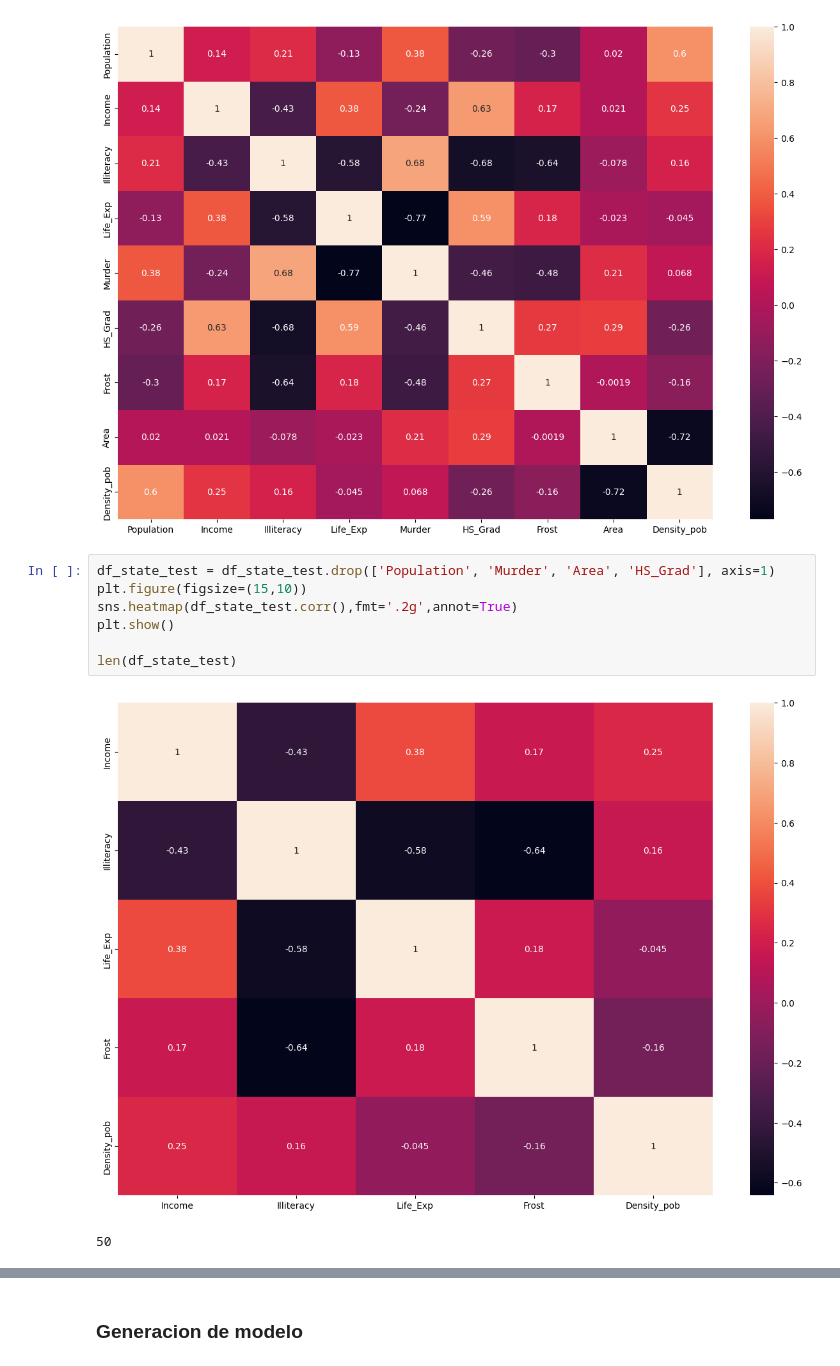
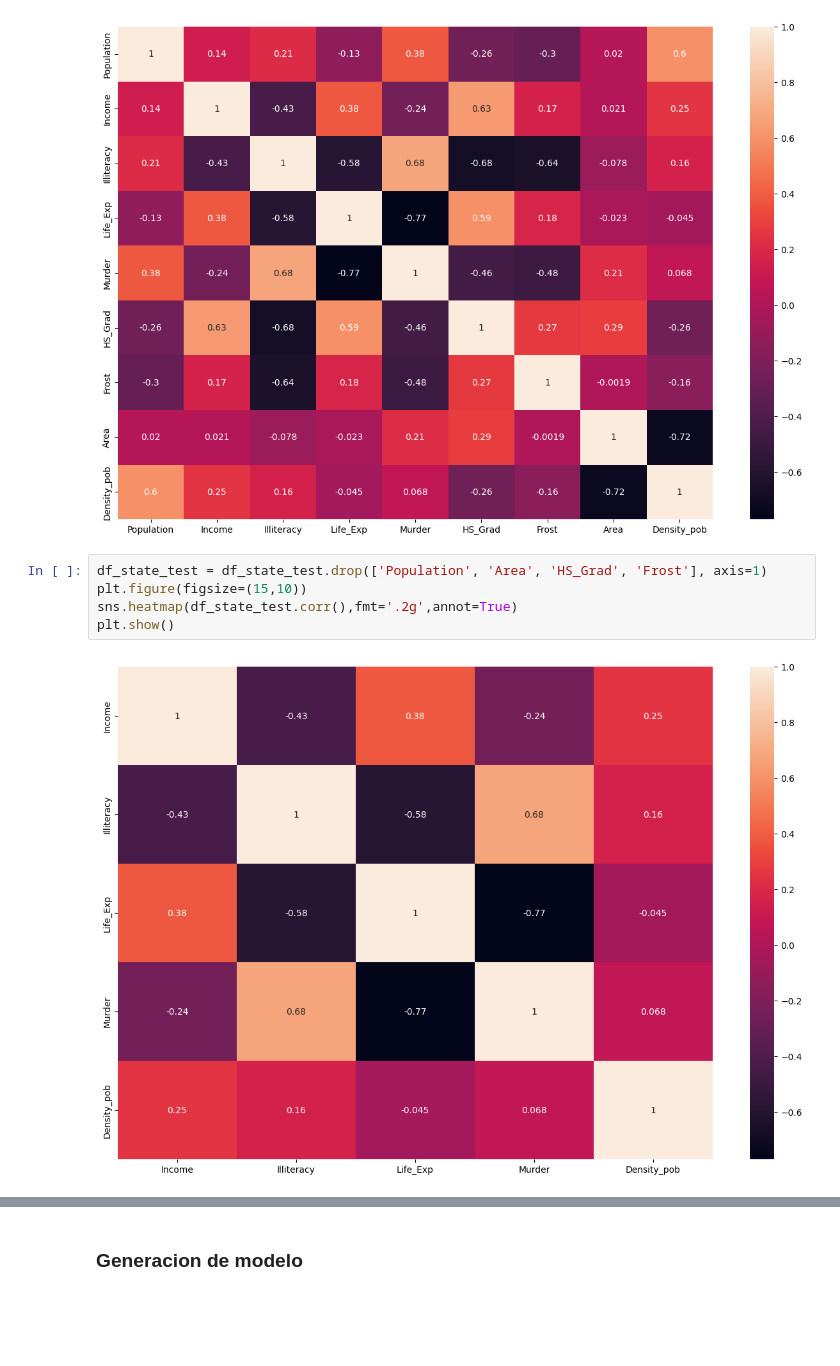
Before and after one commit to 2jcortesj2/info2, a Jupyter notebook: ESTADISTICA/Juan_regresion.ipynb, the cells around one changed output, grey strips where cells are left out. Cells and saved outputs as stored; diff of their text form; blank space fills up the shorter version.

```diff
--- a/ESTADISTICA/Juan_regresion.ipynb
+++ b/ESTADISTICA/Juan_regresion.ipynb
@@ -171,15 +172,12 @@ plt.show()
 # %% [output]
 [figure]
 # %%
-df_state_test = df_state_test.drop(['Population', 'Murder', 'Area', 'HS_Grad'], axis=1)
+df_state_test = df_state_test.drop(['Population', 'Area', 'HS_Grad', 'Frost'], axis=1)
 plt.figure(figsize=(15,10))
 sns.heatmap(df_state_test.corr(),fmt='.2g',annot=True)
 plt.show()
-
-len(df_state_test)
 # %% [output]
-[figure, old version]
+[figure, new version]
-50
 # %%
 plt.figure(figsize = (10, 4))
 plt.grid(True)
```
Also changed, not shown: parts of 4 cells of this notebook, 1 other file.
